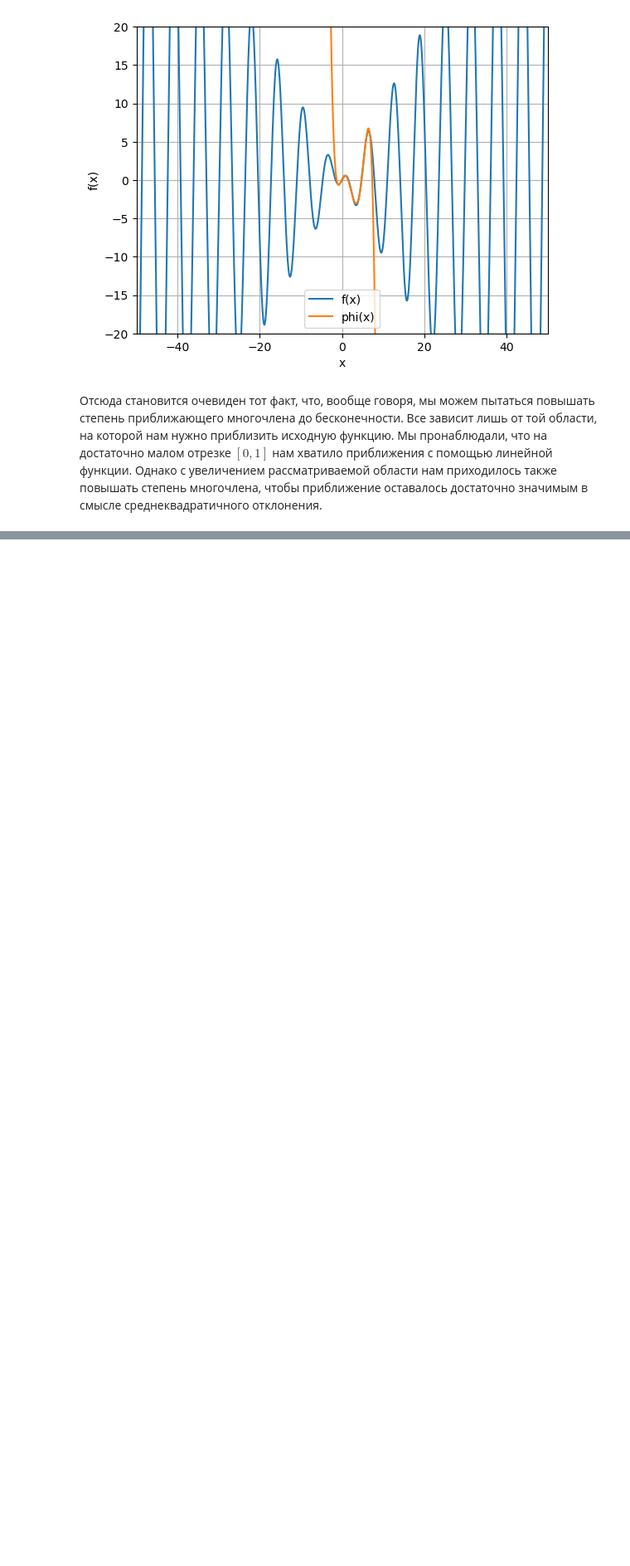
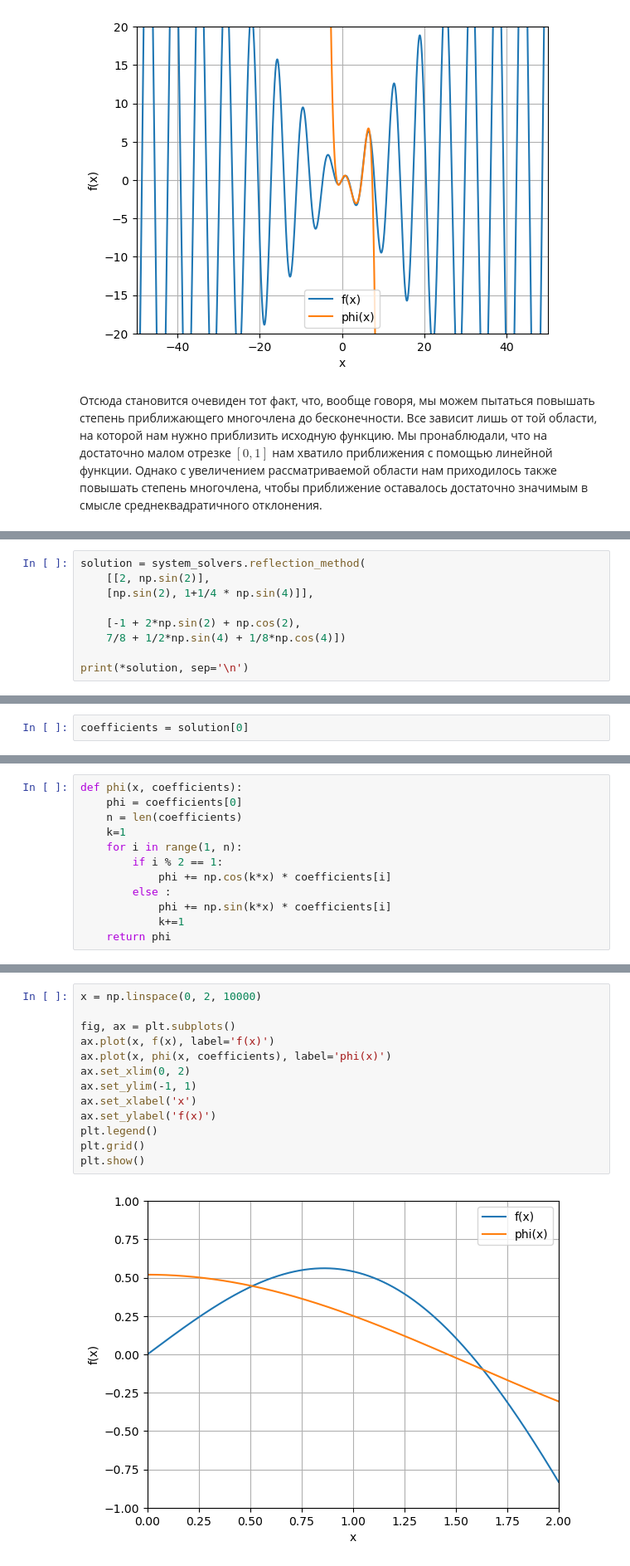
Before and after one commit to bzzdwn/BSU, a Jupyter notebook: Computational Methods/Лабораторные/2. Наилучшее среднеквадратичное приближение/function approximation.ipynb, the cells around one changed output, grey strips where cells are left out. Shown at 83% size. Drawn from its saved outputs; the diff is of its cells as text; blank space fills up the shorter version.

```diff
--- a/Computational Methods/Лабораторные/2. Наилучшее среднеквадратичное приближение/function approximation.ipynb
+++ b/Computational Methods/Лабораторные/2. Наилучшее среднеквадратичное приближение/function approximation.ipynb
@@ -429,0 +513,9 @@ plt.show()
+# %%
+solution = system_solvers.reflection_method(
+    [[2, np.sin(2)],
+    [np.sin(2), 1+1/4 * np.sin(4)]],
+
+    [-1 + 2*np.sin(2) + np.cos(2),
+    7/8 + 1/2*np.sin(4) + 1/8*np.cos(4)])
+
+print(*solution, sep='\n')
@@ -429,0 +526,2 @@ plt.show()
+# %%
+coefficients = solution[0]
@@ -429,0 +531,12 @@ plt.show()
+# %%
+def phi(x, coefficients):
+    phi = coefficients[0]
+    n = len(coefficients)
+    k=1
+    for i in range(1, n):
+        if i % 2 == 1:
+            phi += np.cos(k*x) * coefficients[i]
+        else :
+            phi += np.sin(k*x) * coefficients[i]
+            k+=1
+    return phi
@@ -429,0 +547,15 @@ plt.show()
+# %%
+x = np.linspace(0, 2, 10000)
+
+fig, ax = plt.subplots()
+ax.plot(x, f(x), label='f(x)')
+ax.plot(x, phi(x, coefficients), label='phi(x)')
+ax.set_xlim(0, 2)
+ax.set_ylim(-1, 1)
+ax.set_xlabel('x')
+ax.set_ylabel('f(x)')
+plt.legend()
+plt.grid()
+plt.show()
+# %% [output]
+[figure, added]
```
Also changed, not shown: parts of 71 cells of this notebook, 4 other files.
